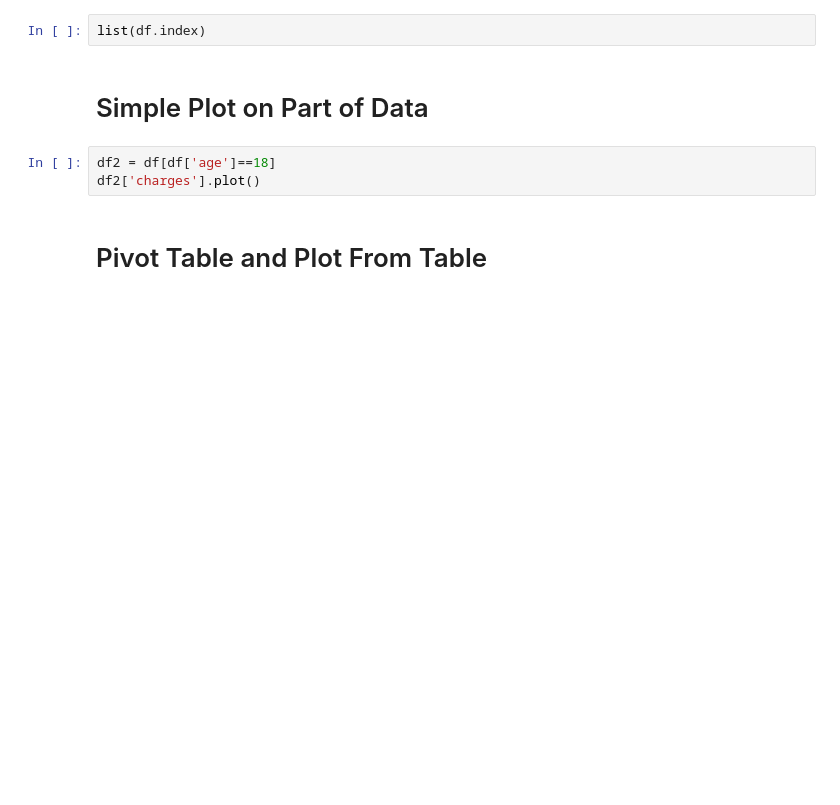
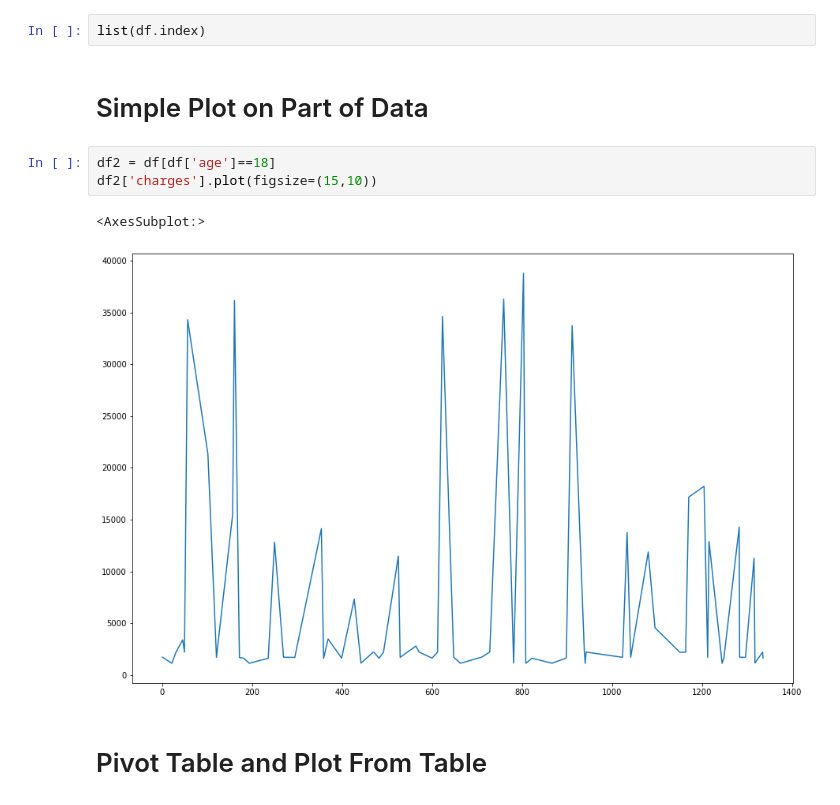
Before and after one commit to fritztheritz/cs103a-cpa01, a Jupyter notebook: cpa01.ipynb, the cells around one changed output. Cells and saved outputs as stored; diff of their text form; blank space fills up the shorter version.

```diff
--- a/cpa01.ipynb
+++ b/cpa01.ipynb
@@ -46,7 +46,10 @@ list(df.index)
 <h1> Simple Plot on Part of Data </h1>
 # %%
 df2 = df[df['age']==18]
-df2['charges'].plot()
+df2['charges'].plot(figsize=(15,10))
+# %% [output]
+<AxesSubplot:>
+[figure, added]
 # %% [markdown]
 <h1> Pivot Table and Plot From Table </h1>
 # %%
```
Also changed, not shown: parts of 4 cells of this notebook.
